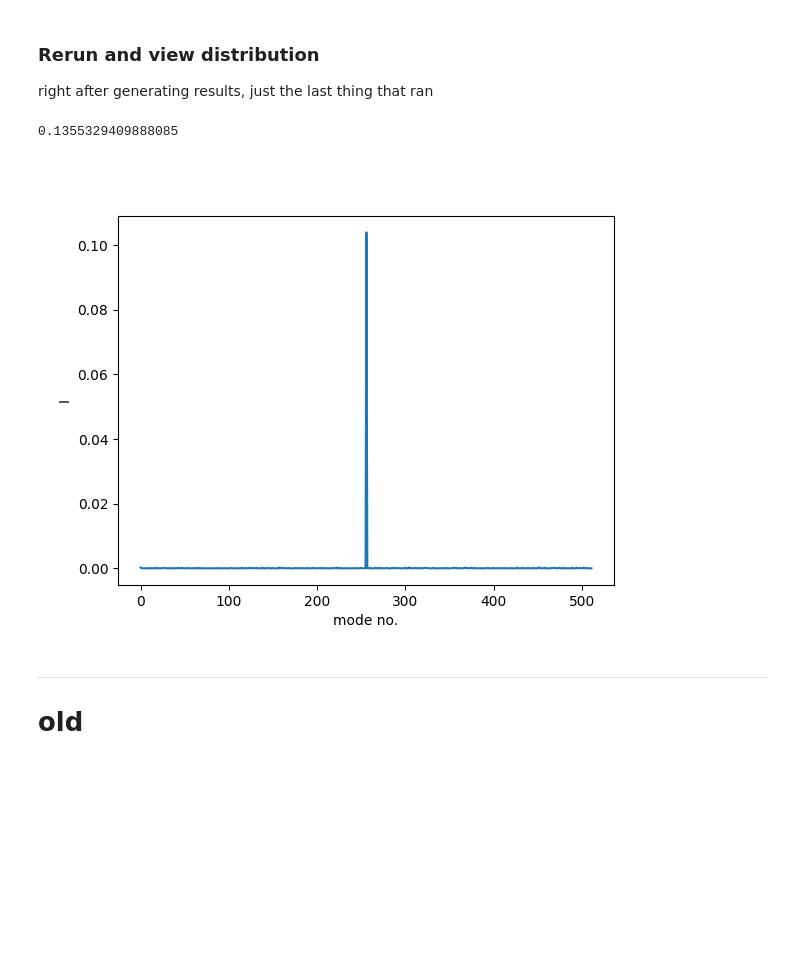
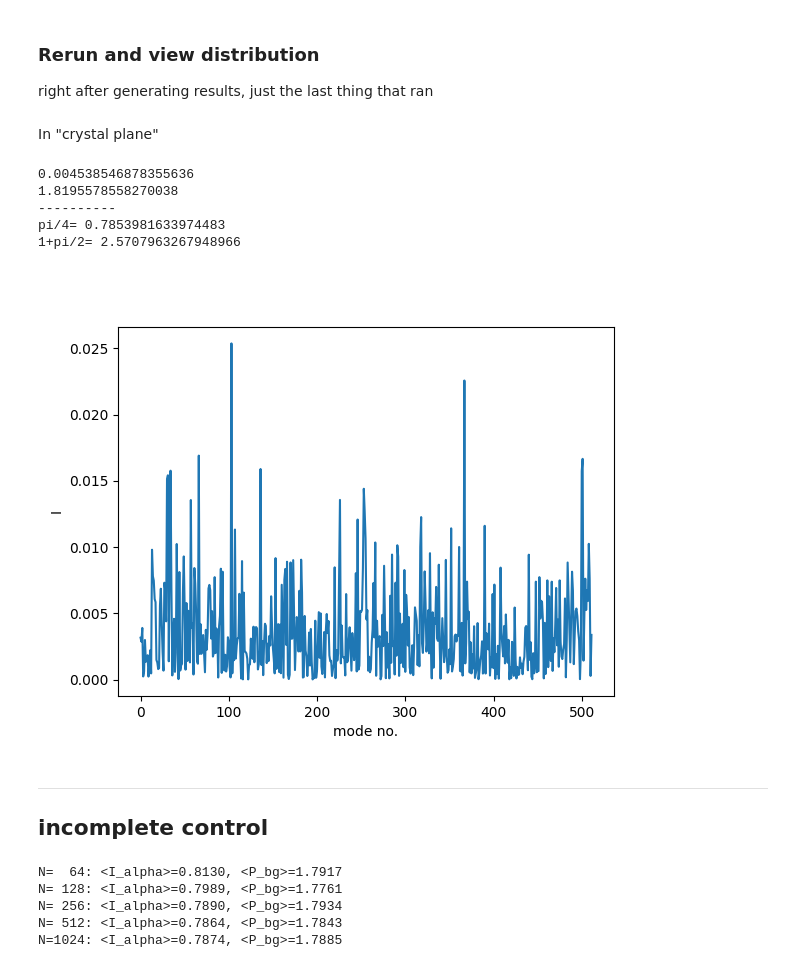
Before and after one commit to rubiaek/qwfs2, a Jupyter notebook: qwfs/contrast.ipynb, the cells around one changed output. Drawn from its saved outputs; the diff is of its cells as text; code cells hidden in the pictures; blank space fills up the shorter version.

```diff
--- a/qwfs/contrast.ipynb
+++ b/qwfs/contrast.ipynb
@@ -67,16 +84,42 @@ pi/4 = 0.7853981633974483
 ### Rerun and view distribution
 right after generating results, just the last thing that ran
 # %%
-v_out = s.propagate()
+rand_phases = np.exp(1j*2*np.pi*np.random.rand(s.N))
+v_out = s.T @ s.T.transpose() @ (s.slm_phases * s.v_in)
+# v_out = s.T @ s.T.transpose() @ (rand_phases * s.v_in)
 I_out = (np.abs(v_out) ** 2)
 fig, ax = plt.subplots()
 ax.plot(I_out)
 ax.set_xlabel('mode no.')
 ax.set_ylabel('I')
+print(I_out[s.DEFAULT_OUT_MODE])
 print(I_out.sum())
+print('----------')
+print('pi/4=', np.pi/4)
+print('1+pi/2=', 1+np.pi/2)
-# %% [output]
-0.1355329409888085
-[figure, removed]
+# %% [markdown]
+In "crystal plane"
+# %%
+rand_phases = np.exp(1j*2*np.pi*np.random.rand(s.N))
+# v_out = s.T.transpose() @ (rand_phases * s.v_in)
+v_out = s.T.transpose() @ (s.slm_phases * s.v_in)
+I_out = (np.abs(v_out) ** 2)
+fig, ax = plt.subplots()
+ax.plot(I_out)
+ax.set_xlabel('mode no.')
+ax.set_ylabel('I')
+print(I_out[s.DEFAULT_OUT_MODE])
+print(I_out.sum())
+print('----------')
+print('pi/4=', np.pi/4)
+print('1+pi/2=', 1+np.pi/2)
+# %% [output]
+0.004538546878355636
+1.8195578558270038
+----------
+pi/4= 0.7853981633974483
+1+pi/2= 2.5707963267948966
+[figure, added]
 # %% [markdown]
 -----------------------------------
-# old
+## incomplete control
@@ -103,0 +179,24 @@ print(np.mean(np.abs(v[0])**2), np.mean(bg))
+# %%
+# ---------- figure 1 : full control vs N -----------------------------------
+Ns     = np.array([64, 128, 256, 512, 1024])
+n_real = 100                                   # repetitions per N
+I_mean, P_mean = [], []
+I_std, P_std = [], []
+
+for N in Ns:
+    I_list, P_list = [], []
+    for _ in range(n_real):
+        I, P = one_realisation_full(N)
+        I_list.append(I)
+        P_list.append(P)
+    I_mean.append(np.mean(I_list))
+    I_std.append(np.std(I_list) / np.sqrt(n_real))
+    P_mean.append(np.mean(P_list))
+    P_std.append(np.std(P_list) / np.sqrt(n_real))
+    print(f"N={N:4d}: <I_alpha>={np.mean(I_list):.4f}, <P_bg>={np.mean(P_list):.4f}")
+# %% [output]
+N=  64: <I_alpha>=0.8130, <P_bg>=1.7917
+N= 128: <I_alpha>=0.7989, <P_bg>=1.7761
+N= 256: <I_alpha>=0.7890, <P_bg>=1.7934
+N= 512: <I_alpha>=0.7864, <P_bg>=1.7843
+N=1024: <I_alpha>=0.7874, <P_bg>=1.7885
```
Also changed, not shown: parts of 10 cells of this notebook.
